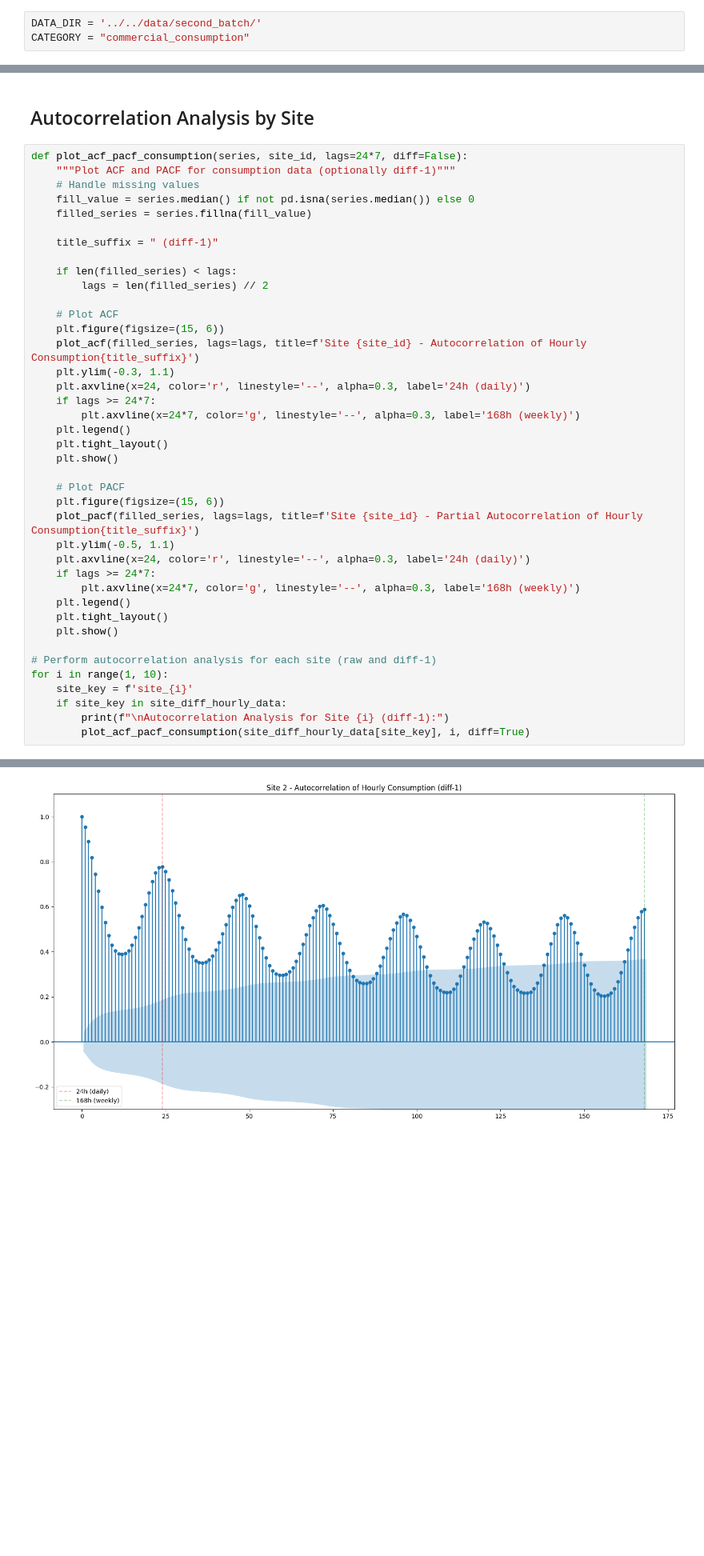
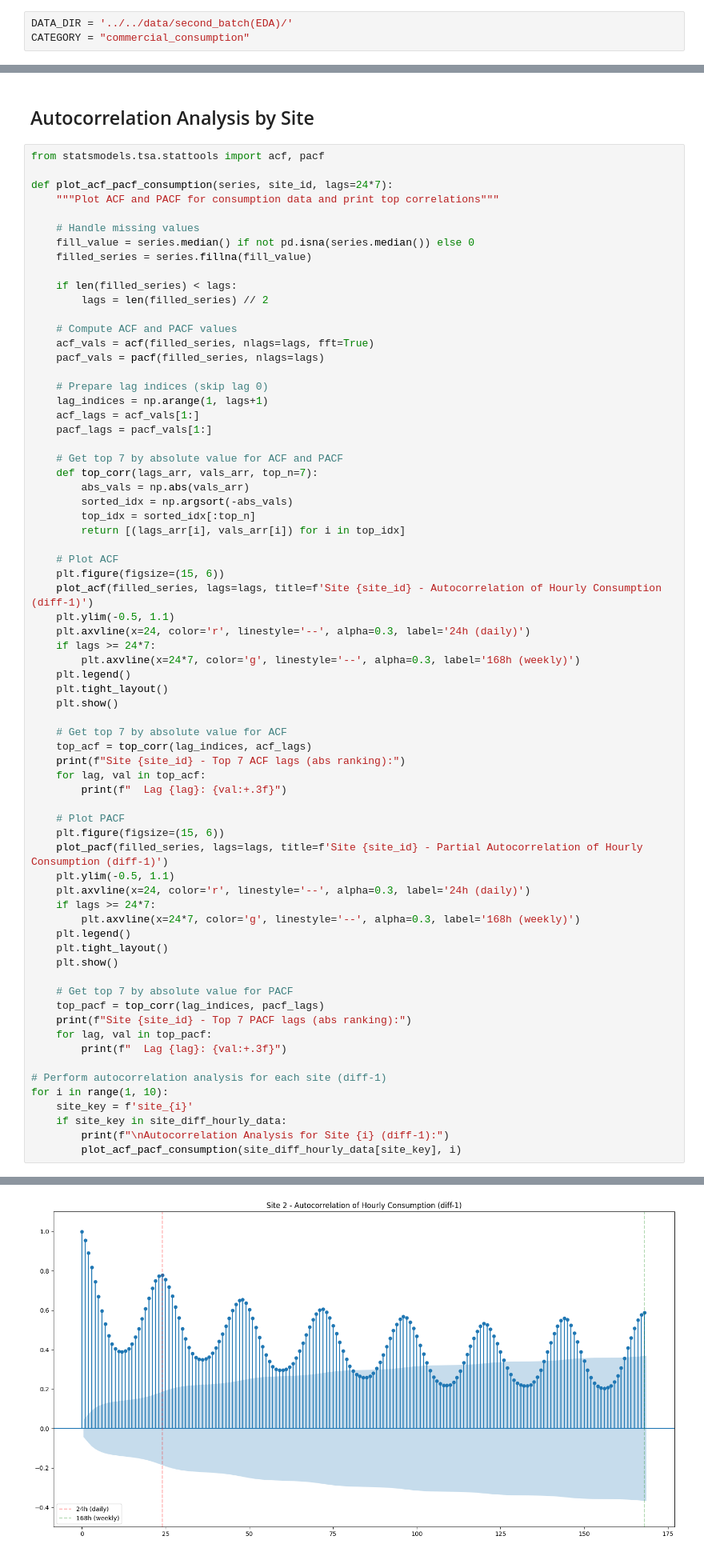
Before and after one commit to Digital-City-Lab-MUNI/Incremental-Learning-MycroftMinds, a Jupyter notebook: notebooks/second_batch/commercial_data_eda.ipynb, the cells around one changed output, grey strips where cells are left out. Shown at 80% size. Cells and saved outputs as stored; diff of their text form; blank space fills up the shorter version.

Commit message:
Update the ACF and PACF analysis with the best lags output

```diff
--- a/notebooks/second_batch/commercial_data_eda.ipynb
+++ b/notebooks/second_batch/commercial_data_eda.ipynb
@@ -12,7 +12,7 @@ plt.rcParams['figure.figsize'] = [15, 8]
 # %% [markdown]
 # Load data
 # %%
-DATA_DIR = '../../data/second_batch/'
+DATA_DIR = '../../data/second_batch(EDA)/'
 CATEGORY = "commercial_consumption"
 # %%
 pd.to_datetime(1719792062, unit='s')
@@ -497,31 +502,37 @@ Analyzing weekly patterns for Site 3:
 # %% [markdown]
 ## Autocorrelation Analysis by Site
 # %%
-def plot_acf_pacf_consumption(series, site_id, lags=24*7, diff=False):
-    """Plot ACF and PACF for consumption data (optionally diff-1)"""
+from statsmodels.tsa.stattools import acf, pacf
+
+def plot_acf_pacf_consumption(series, site_id, lags=24*7):
+    """Plot ACF and PACF for consumption data and print top correlations"""
+
     # Handle missing values
     fill_value = series.median() if not pd.isna(series.median()) else 0
     filled_series = series.fillna(fill_value)
 
-    title_suffix = " (diff-1)"
-
     if len(filled_series) < lags:
         lags = len(filled_series) // 2
 
+    # Compute ACF and PACF values
+    acf_vals = acf(filled_series, nlags=lags, fft=True)
+    pacf_vals = pacf(filled_series, nlags=lags)
+
+    # Prepare lag indices (skip lag 0)
+    lag_indices = np.arange(1, lags+1)
+    acf_lags = acf_vals[1:]
+    pacf_lags = pacf_vals[1:]
+
+    # Get top 7 by absolute value for ACF and PACF
+    def top_corr(lags_arr, vals_arr, top_n=7):
+        abs_vals = np.abs(vals_arr)
+        sorted_idx = np.argsort(-abs_vals)
+        top_idx = sorted_idx[:top_n]
+        return [(lags_arr[i], vals_arr[i]) for i in top_idx]
+
     # Plot ACF
     plt.figure(figsize=(15, 6))
-    plot_acf(filled_series, lags=lags, title=f'Site {site_id} - Autocorrelation of Hourly Consumption{title_suffix}')
-    plt.ylim(-0.3, 1.1)
-    plt.axvline(x=24, color='r', linestyle='--', alpha=0.3, label='24h (daily)')
-    if lags >= 24*7:
-        plt.axvline(x=24*7, color='g', linestyle='--', alpha=0.3, label='168h (weekly)')
-    plt.legend()
-    plt.tight_layout()
-    plt.show()
-
-    # Plot PACF
-    plt.figure(figsize=(15, 6))
-    plot_pacf(filled_series, lags=lags, title=f'Site {site_id} - Partial Autocorrelation of Hourly Consumption{title_suffix}')
+    plot_acf(filled_series, lags=lags, title=f'Site {site_id} - Autocorrelation of Hourly Consumption (diff-1)')
     plt.ylim(-0.5, 1.1)
     plt.axvline(x=24, color='r', linestyle='--', alpha=0.3, label='24h (daily)')
     if lags >= 24*7:
@@ -530,12 +541,35 @@ def plot_acf_pacf_consumption(series, site_id, lags=24*7, diff=False):
     plt.tight_layout()
     plt.show()
 
-# Perform autocorrelation analysis for each site (raw and diff-1)
+    # Get top 7 by absolute value for ACF
+    top_acf = top_corr(lag_indices, acf_lags)
+    print(f"Site {site_id} - Top 7 ACF lags (abs ranking):")
+    for lag, val in top_acf:
+        print(f"  Lag {lag}: {val:+.3f}")
+
+    # Plot PACF
+    plt.figure(figsize=(15, 6))
+    plot_pacf(filled_series, lags=lags, title=f'Site {site_id} - Partial Autocorrelation of Hourly Consumption (diff-1)')
+    plt.ylim(-0.5, 1.1)
+    plt.axvline(x=24, color='r', linestyle='--', alpha=0.3, label='24h (daily)')
+    if lags >= 24*7:
+        plt.axvline(x=24*7, color='g', linestyle='--', alpha=0.3, label='168h (weekly)')
+    plt.legend()
+    plt.tight_layout()
+    plt.show()
+
+    # Get top 7 by absolute value for PACF
+    top_pacf = top_corr(lag_indices, pacf_lags)
+    print(f"Site {site_id} - Top 7 PACF lags (abs ranking):")
+    for lag, val in top_pacf:
+        print(f"  Lag {lag}: {val:+.3f}")
+
+# Perform autocorrelation analysis for each site (diff-1)
 for i in range(1, 10):
     site_key = f'site_{i}'
     if site_key in site_diff_hourly_data:
         print(f"\nAutocorrelation Analysis for Site {i} (diff-1):")
-        plot_acf_pacf_consumption(site_diff_hourly_data[site_key], i, diff=True)
+        plot_acf_pacf_consumption(site_diff_hourly_data[site_key], i)
 # %% [output]
 Autocorrelation Analysis for Site 1 (diff-1):
 <Figure size 1500x600 with 0 Axes>
@@ -547 +598 @@ Autocorrelation Analysis for Site 2 (diff-1):
-[figure, old version]
+[figure, new version]
```
Also changed, not shown: parts of 3 cells of this notebook, 1 other file.
